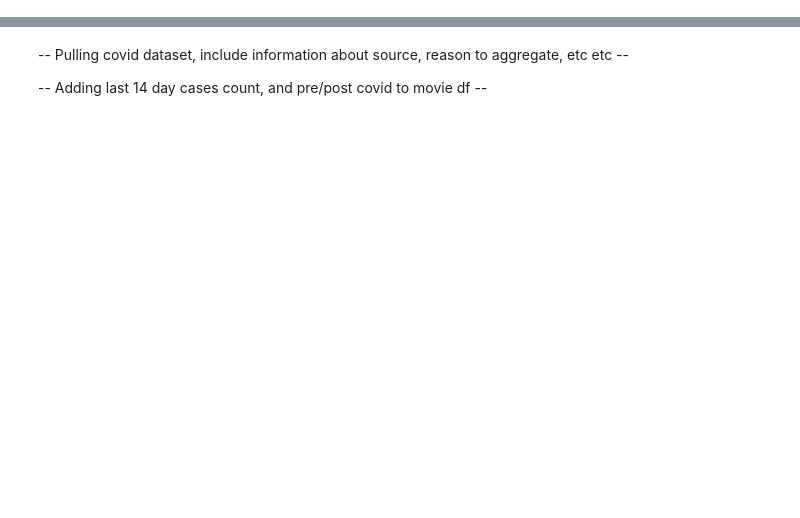
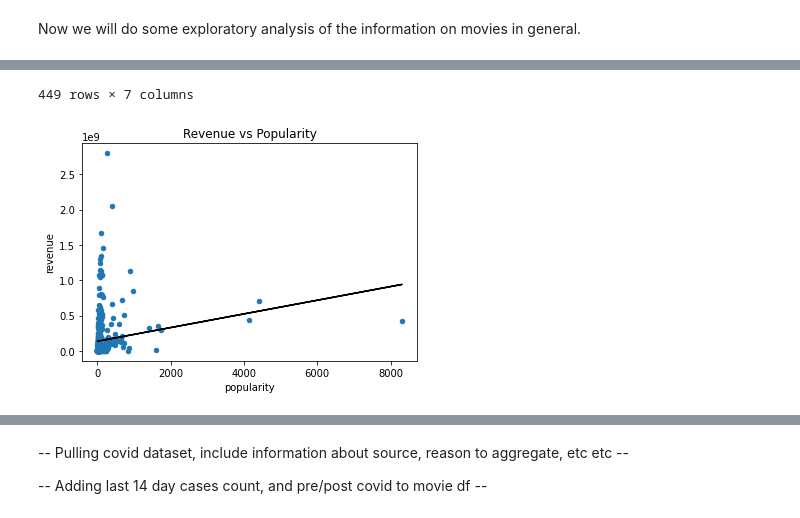
Before and after one commit to stan-GH/final-tutorial, a Jupyter notebook: final_tutorial.ipynb, the cells around one changed output, grey strips where cells are left out. Drawn from its saved outputs; the diff is of its cells as text; code cells hidden in the pictures; blank space fills up the shorter version.

```diff
--- a/final_tutorial.ipynb
+++ b/final_tutorial.ipynb
@@ -8,12 +0,0 @@
-# %%
-import sqlite3 as sql, pandas as pd, numpy as np, matplotlib as mpl, matplotlib.pyplot as pyplot, math
-from matplotlib.ticker import FormatStrFormatter
-import matplotlib.dates as mdates
-from scipy.stats import pearsonr
-import statsmodels.formula.api as smf
-import seaborn as sns
-import datetime
-import warnings
-
-sns.set_theme(style="darkgrid")
-warnings.filterwarnings('ignore')
@@ -299,0 +67,23 @@ Before we can analyze the COVID-19 data with respect to the movie data, we have
+# %% [markdown]
+Now we will do some exploratory analysis of the information on movies in general.
+# %%
+# Minor cleaning, remove movies with any 0s (generally these are unreleased movies)
+moviesDF = moviesDF.loc[(moviesDF!=0).all(axis=1)]
+
+# Plot popularity against revenue
+ax1 = moviesDF.plot.scatter(x='popularity', y='revenue')
+ax1.set_title("Revenue vs Popularity")
+
+# Linear regression on popularity and revenue
+popularityCol = moviesDF.loc[:, 'popularity']
+revenueCol = moviesDF.loc[:, 'revenue']
+
+m, b = np.polyfit(popularityCol, revenueCol, deg=1)
+
+# Plot regression line
+ax1.plot(popularityCol, m*popularityCol + b, color="black")
+
+moviesDF
+
+#The data here is very skewed towards low revenue, low popularity so we'll do a log transformation on the data to get a better visualization.
+# %% [output]
@@ -299,0 +102,2 @@ Before we can analyze the COVID-19 data with respect to the movie data, we have
+449 rows × 7 columns
+[figure, added]
```
Also changed, not shown: parts of 62 cells of this notebook.
